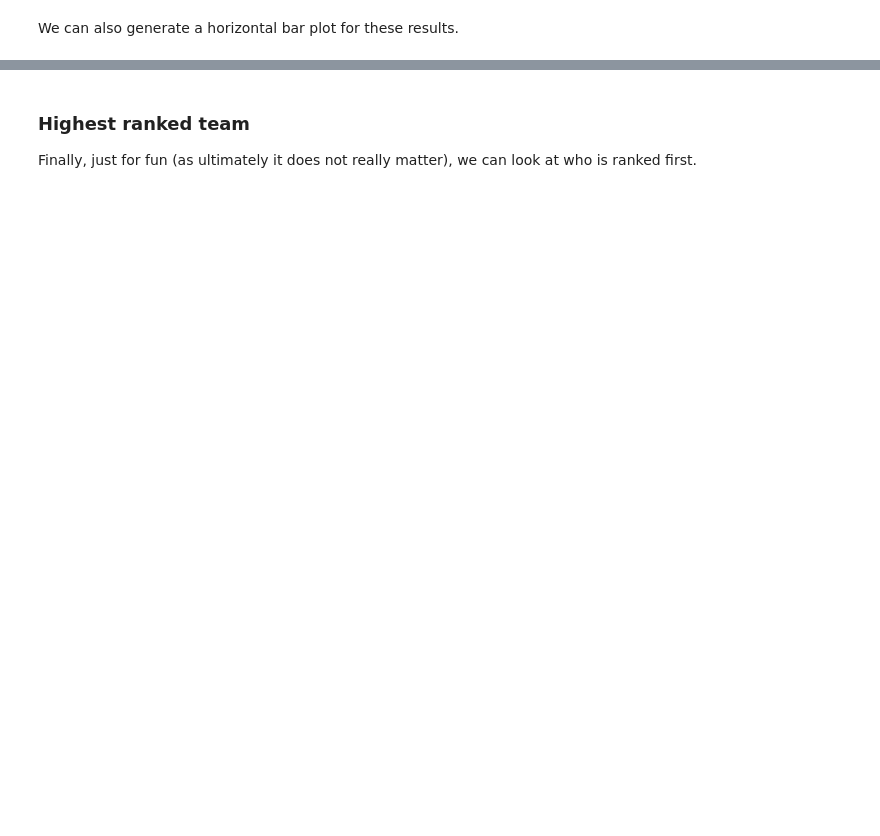
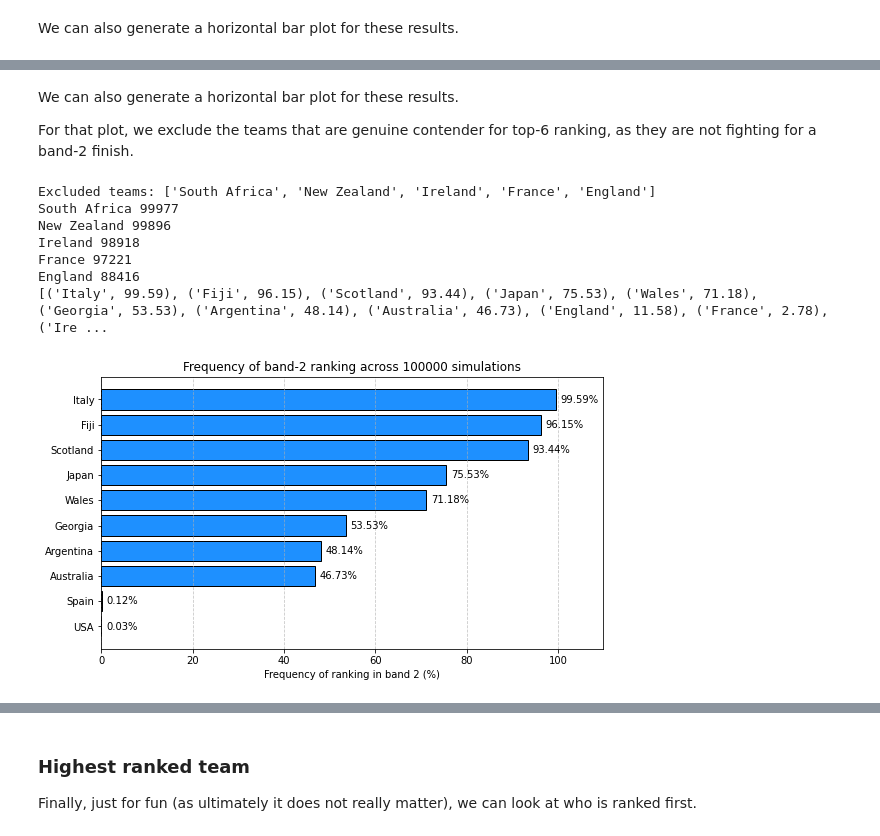
Before and after one commit to SystemsResearch/ranking_calculator, a Jupyter notebook: Calculator.ipynb, the cells around one changed output, grey strips where cells are left out. Cells and saved outputs as stored; diff of their text form; code cells hidden in the pictures; blank space fills up the shorter version.

```diff
--- a/Calculator.ipynb
+++ b/Calculator.ipynb
@@ -483,0 +527,48 @@ plt.show()
+# %% [markdown]
+We can also generate a horizontal bar plot for these results.
+
+For that plot, we exclude the teams that are genuine contender for top-6 ranking, as they are not fighting for a band-2 finish.
+# %%
+# We want to discard teams that are in band-1 at least 40% of the time
+excluded = [team for team in top6_counts if top6_counts[team]/n_sim>0.6]
+print("Excluded teams:", excluded)
+
+for t in excluded:
+    print(t, top6_counts[t])
+
+print(results_12)
+
+# We build the results for all the teams we are not excluding
+teams_sorted_12 = [team for team, _ in results_12 if team not in excluded]
+percentages_sorted_12 = [pct for team, pct in results_12 if team not in excluded]
+
+plt.figure(figsize=(9, 5),facecolor='white')
+bars = plt.barh(teams_sorted_12, percentages_sorted_12, color='#1E90FF', edgecolor='black')
+
+# Add percentage labels to the right of each bar
+for bar, pct in zip(bars, percentages_sorted_12):
+    plt.text(
+        bar.get_width() + 1,   # a bit to the right of the bar
+        bar.get_y() + bar.get_height() / 2,
+        f"{pct}%",
+        va='center',
+        fontsize=10
+    )
+
+plt.xlabel('Frequency of ranking in band 2 (%)')
+plt.title(f"Frequency of band-2 ranking across {n_sim} simulations")
+plt.xlim(0, 109.9)  # allow space for labels
+plt.grid(axis='x', linestyle='--', alpha=0.7)
+plt.gca().invert_yaxis()  # highest percentage at top
+
+plt.savefig("band2_frequency.png", dpi=150)
+plt.show()
+# %% [output]
+Excluded teams: ['South Africa', 'New Zealand', 'Ireland', 'France', 'England']
+South Africa 99977
+New Zealand 99896
+Ireland 98918
+France 97221
+England 88416
+[('Italy', 99.59), ('Fiji', 96.15), ('Scotland', 93.44), ('Japan', 75.53), ('Wales', 71.18), ('Georgia', 53.53), ('Argentina', 48.14), ('Australia', 46.73), ('England', 11.58), ('France', 2.78), ('Ire ...
+[figure, added]
```
Also changed, not shown: parts of 16 cells of this notebook, 9 other files.
